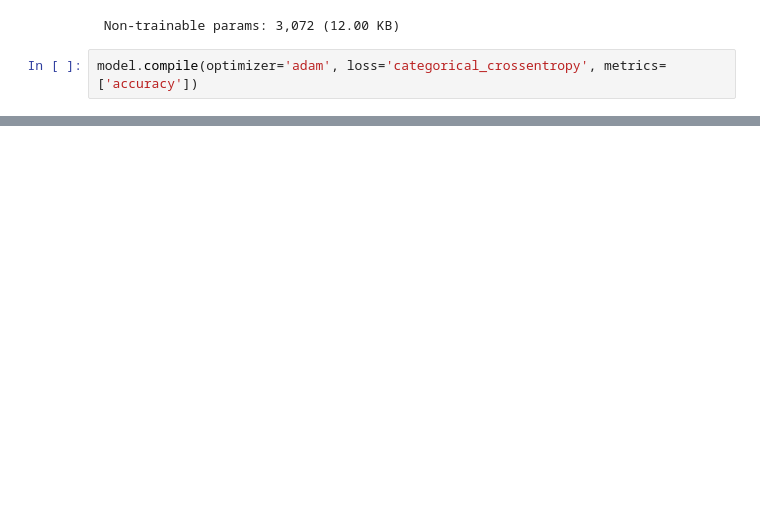
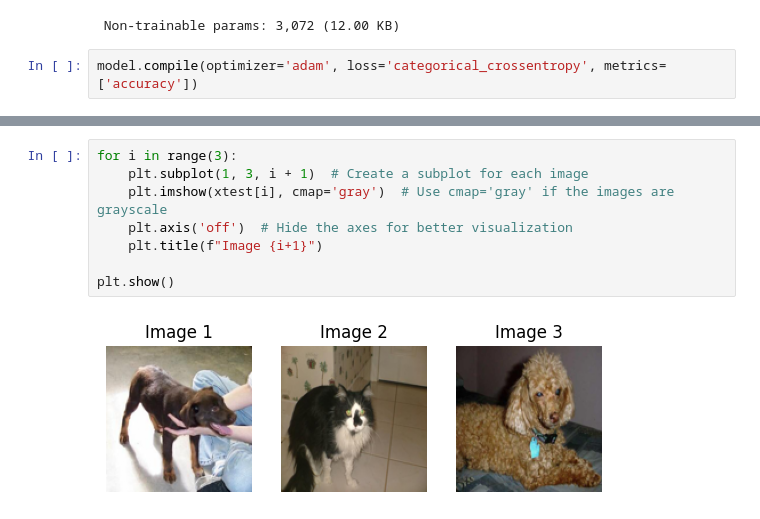
Before and after one commit to PR7175Z/Machine-Learning, a Jupyter notebook: dog-cat-identification/models.ipynb, the cells around one changed output, grey strips where cells are left out. Saved outputs shown, nothing was run; the diff lists cells and outputs as text; blank space fills up the shorter version.

```diff
--- a/dog-cat-identification/models.ipynb
+++ b/dog-cat-identification/models.ipynb
@@ -158,0 +197,10 @@ KeyError: 'epoch'
+# %%
+for i in range(3):
+    plt.subplot(1, 3, i + 1)  # Create a subplot for each image
+    plt.imshow(xtest[i], cmap='gray')  # Use cmap='gray' if the images are grayscale
+    plt.axis('off')  # Hide the axes for better visualization
+    plt.title(f"Image {i+1}")
+
+plt.show()
+# %% [output]
+[figure, added]
```
Also changed, not shown: parts of 11 cells of this notebook.
